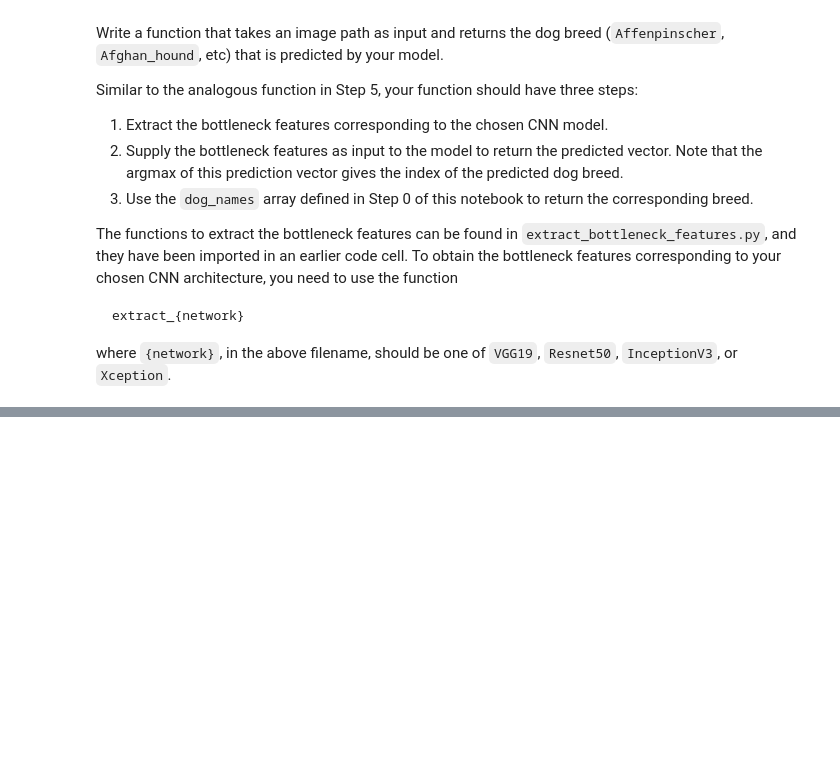
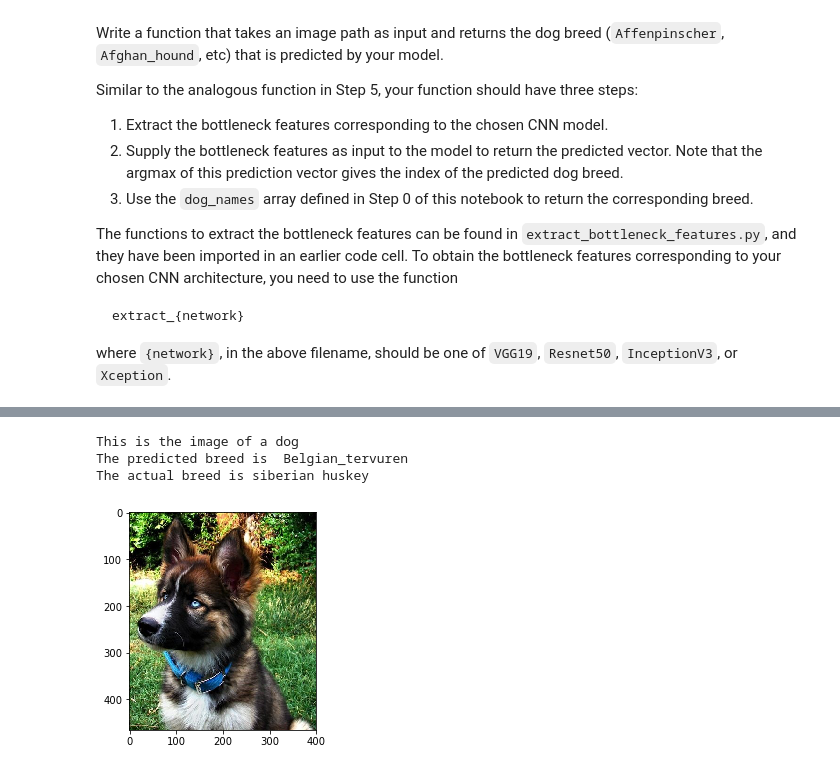
Before and after one commit to girishpai/AIND_Dog_Project, a Jupyter notebook: dog_app.ipynb, the cells around one changed output, grey strips where cells are left out. Saved outputs shown, nothing was run; the diff lists cells and outputs as text; code cells hidden in the pictures; blank space fills up the shorter version.

```diff
--- a/dog_app.ipynb
+++ b/dog_app.ipynb
@@ -729,0 +766,12 @@ __Answer:__
+# %%
+img_name = "sample_images/sib_husk_1.jpg"
+img=mpimg.imread(img_name)
+show_image(img)
+t = predict_breed(img_name)
+print("The predicted breed is ",t)
+print("The actual breed is siberian huskey")
+# %% [output]
+This is the image of a dog
+The predicted breed is  Belgian_tervuren
+The actual breed is siberian huskey
+[figure, added]
```
Also changed, not shown: parts of 31 cells of this notebook.
